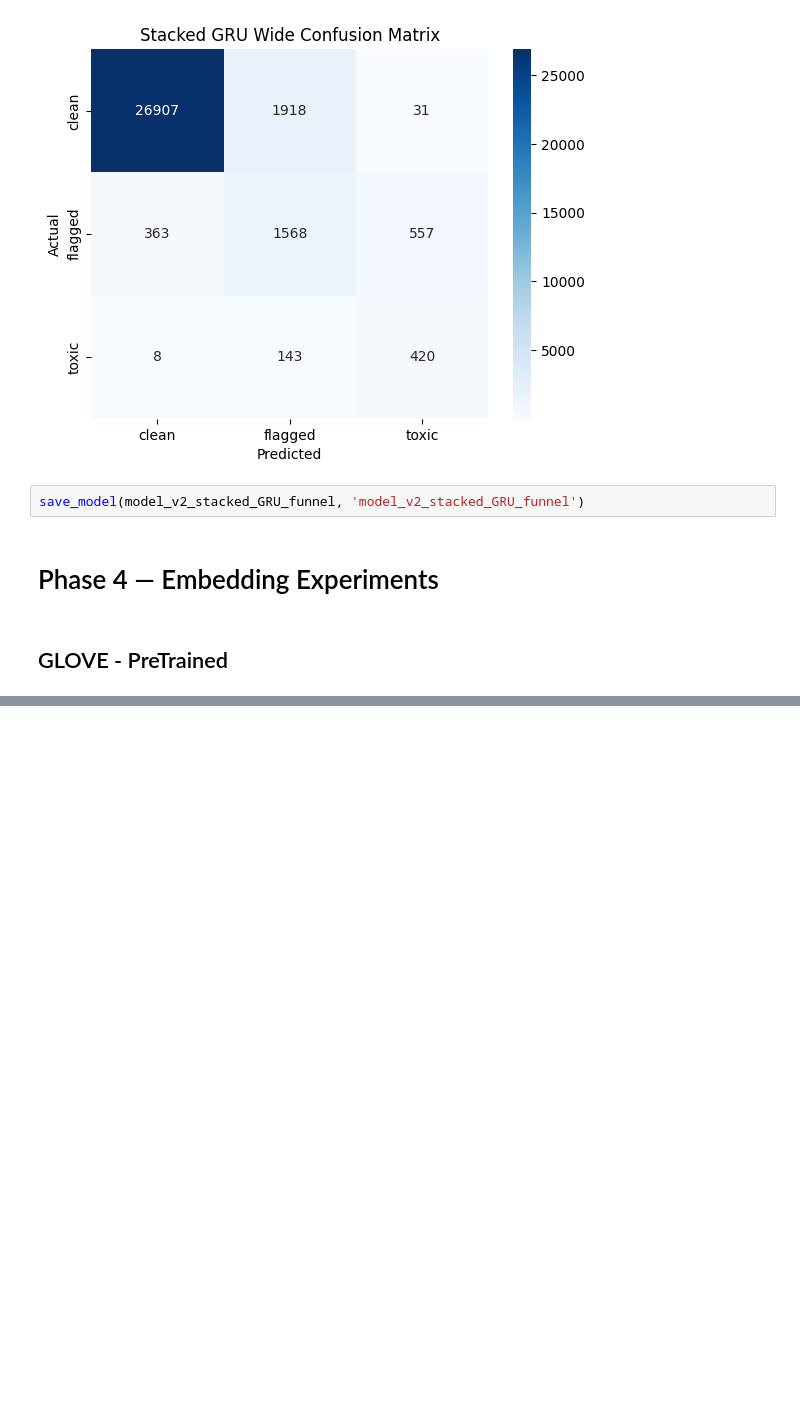
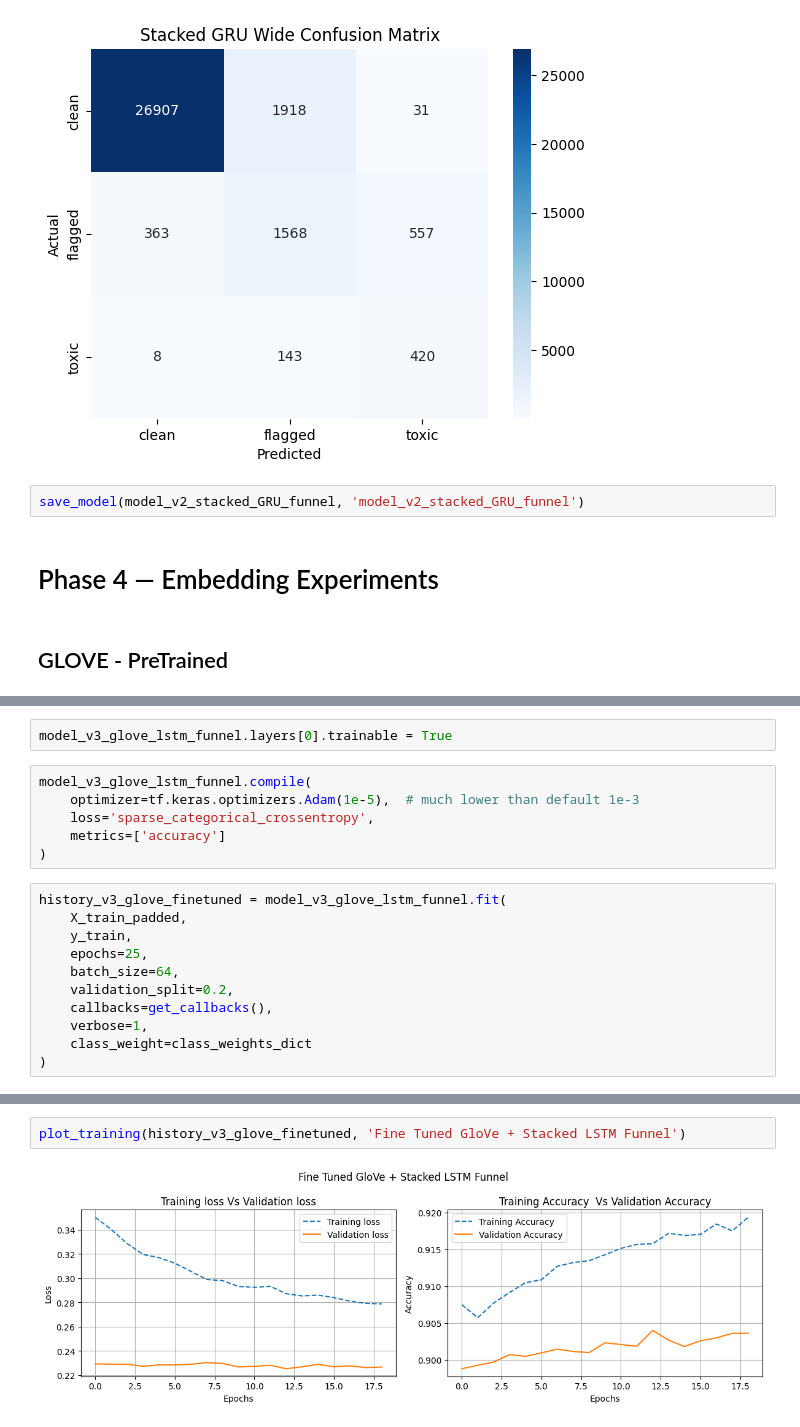
Before and after one commit to WinstonNji/Content-Management-System, a Jupyter notebook: Content_Moderation_System.ipynb, the cells around one changed output, grey strips where cells are left out. Saved outputs shown, nothing was run; the diff lists cells and outputs as text; blank space fills up the shorter version.

```diff
--- a/Content_Moderation_System.ipynb
+++ b/Content_Moderation_System.ipynb
@@ -1105,0 +1222,19 @@ FileNotFoundError: [Errno 2] No such file or directory: 'glove.840B.300d.txt'
+# %%
+model_v3_glove_lstm_funnel.layers[0].trainable = True
+# %%
+model_v3_glove_lstm_funnel.compile(
+    optimizer=tf.keras.optimizers.Adam(1e-5),  # much lower than default 1e-3
+    loss='sparse_categorical_crossentropy',
+    metrics=['accuracy']
+)
+# %%
+history_v3_glove_finetuned = model_v3_glove_lstm_funnel.fit(
+    X_train_padded,
+    y_train,
+    epochs=25,
+    batch_size=64,
+    validation_split=0.2,
+    callbacks=get_callbacks(),
+    verbose=1,
+    class_weight=class_weights_dict
+)
@@ -1105,0 +1259,4 @@ FileNotFoundError: [Errno 2] No such file or directory: 'glove.840B.300d.txt'
+# %%
+plot_training(history_v3_glove_finetuned, 'Fine Tuned GloVe + Stacked LSTM Funnel')
+# %% [output]
+[figure, added]
```
Also changed, not shown: parts of 13 cells of this notebook.
